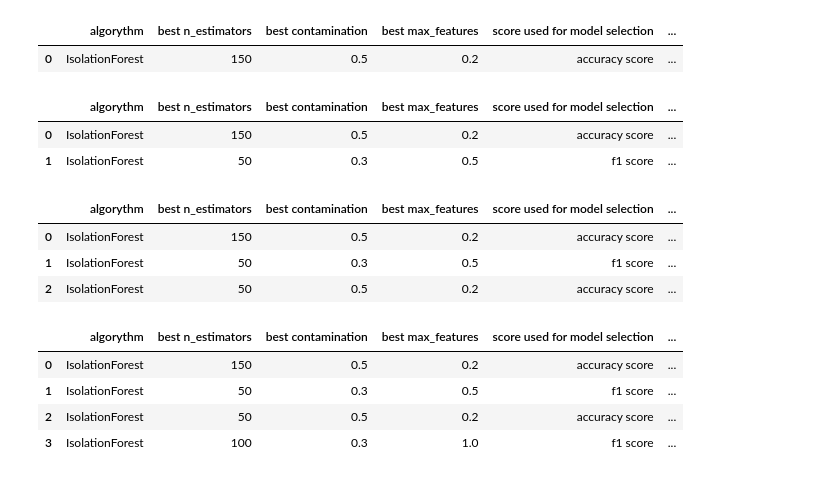
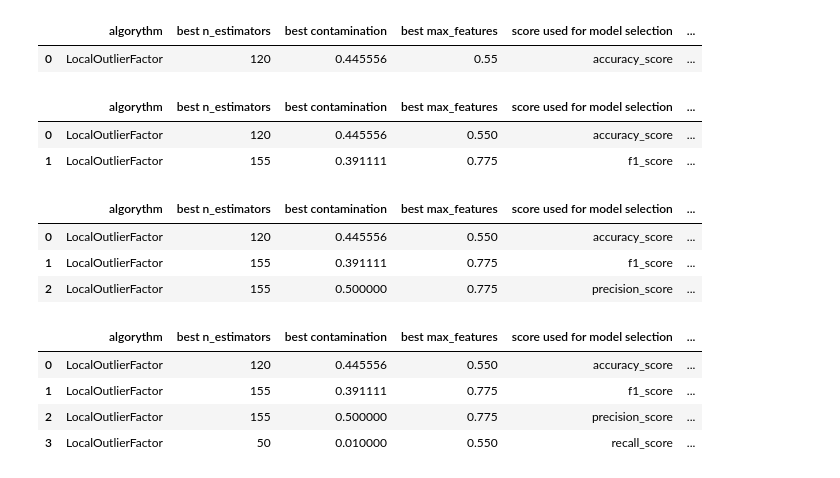
Before and after one commit to chrfum/one-class_classifier, a Jupyter notebook: run-over_classifier/one_class_codes/if_exp2.ipynb, the cells around one changed output. Saved outputs shown, nothing was run; the diff lists cells and outputs as text; code cells hidden in the pictures.

```diff
--- a/run-over_classifier/one_class_codes/if_exp2.ipynb
+++ b/run-over_classifier/one_class_codes/if_exp2.ipynb
@@ -36,0 +45,21 @@ mezzo_0 = X[X['Mezzo'] == 0].drop(columns='Mezzo').values
+# %%
+def reduce_cols(X, components):
+    total_variance = 0
+    columns_variance = {}
+    n_cols = X.shape[1]
+
+    for col in X.columns:
+        columns_variance[col] = X[col].var()
+        total_variance += X[col].var()
+
+    cols_to_drop = []
+    for idx, (col, var) in enumerate(sorted(columns_variance.items(), key=lambda item: item[1])):
+        if (n_cols - (idx + 1) >= components):
+            cols_to_drop.append(col)
+        else:
+            break
+
+    return X.drop(columns=cols_to_drop)
+
+new_X = reduce_cols(X, 250)
+new_X.shape
@@ -139,9 +167,10 @@ results
 # %%
+results = nested_cv(X, 250, accuracy_score)
 scores_df = pd.DataFrame(results, index=[0])
 scores_df
 # %% [output]
 |  | algorythm | best n_estimators | best contamination | best max_features | score used for model selection | ... |
-| 0 | IsolationForest | 150 | 0.5 | 0.2 | accuracy score | ... |
+| 0 | LocalOutlierFactor | 120 | 0.445556 | 0.55 | accuracy_score | ... |
 # %%
 def add_record(df, record):
     new_record = pd.DataFrame(record, index=[0])
@@ -233,7 +179,7 @@ def nested_cv_f1(X, Y, pca_components=0.9):
 # %%
-scores_df = add_record(scores_df, nested_cv_f1(mezzo_0, mezzo_1, 0.95))
+scores_df = add_record(scores_df, nested_cv(X, 250, f1_score))
 scores_df
 # %% [output]
 |  | algorythm | best n_estimators | best contamination | best max_features | score used for model selection | ... |
-| 0 | IsolationForest | 150 | 0.5 | 0.2 | accuracy score | ... |
-| 1 | IsolationForest | 50 | 0.3 | 0.5 | f1 score | ... |
+| 0 | LocalOutlierFactor | 120 | 0.445556 | 0.550 | accuracy_score | ... |
+| 1 | LocalOutlierFactor | 155 | 0.391111 | 0.775 | f1_score | ... |
@@ -321,8 +186,8 @@ def outer_cv_inner_holdout_accuracy(X, Y, pca_components=0.9):
 # %%
-scores_df = add_record(scores_df, outer_cv_inner_holdout_accuracy(mezzo_0, mezzo_1, 0.95))
+scores_df = add_record(scores_df, nested_cv(X, 250, precision_score))
 scores_df
 # %% [output]
 |  | algorythm | best n_estimators | best contamination | best max_features | score used for model selection | ... |
-| 0 | IsolationForest | 150 | 0.5 | 0.2 | accuracy score | ... |
-| 1 | IsolationForest | 50 | 0.3 | 0.5 | f1 score | ... |
-| 2 | IsolationForest | 50 | 0.5 | 0.2 | accuracy score | ... |
+| 0 | LocalOutlierFactor | 120 | 0.445556 | 0.550 | accuracy_score | ... |
+| 1 | LocalOutlierFactor | 155 | 0.391111 | 0.775 | f1_score | ... |
+| 2 | LocalOutlierFactor | 155 | 0.500000 | 0.775 | precision_score | ... |
@@ -410,9 +194,9 @@ def outer_cv_inner_holdout_f1(X, Y, pca_components=0.9):
 # %%
-scores_df = add_record(scores_df, outer_cv_inner_holdout_f1(mezzo_0, mezzo_1, 0.95))
+scores_df = add_record(scores_df, nested_cv(X, 250, recall_score))
 scores_df
 # %% [output]
 |  | algorythm | best n_estimators | best contamination | best max_features | score used for model selection | ... |
-| 0 | IsolationForest | 150 | 0.5 | 0.2 | accuracy score | ... |
-| 1 | IsolationForest | 50 | 0.3 | 0.5 | f1 score | ... |
-| 2 | IsolationForest | 50 | 0.5 | 0.2 | accuracy score | ... |
-| 3 | IsolationForest | 100 | 0.3 | 1.0 | f1 score | ... |
+| 0 | LocalOutlierFactor | 120 | 0.445556 | 0.550 | accuracy_score | ... |
+| 1 | LocalOutlierFactor | 155 | 0.391111 | 0.775 | f1_score | ... |
+| 2 | LocalOutlierFactor | 155 | 0.500000 | 0.775 | precision_score | ... |
+| 3 | LocalOutlierFactor | 50 | 0.010000 | 0.550 | recall_score | ... |
```
Also changed, not shown: parts of 24 cells of this notebook.
